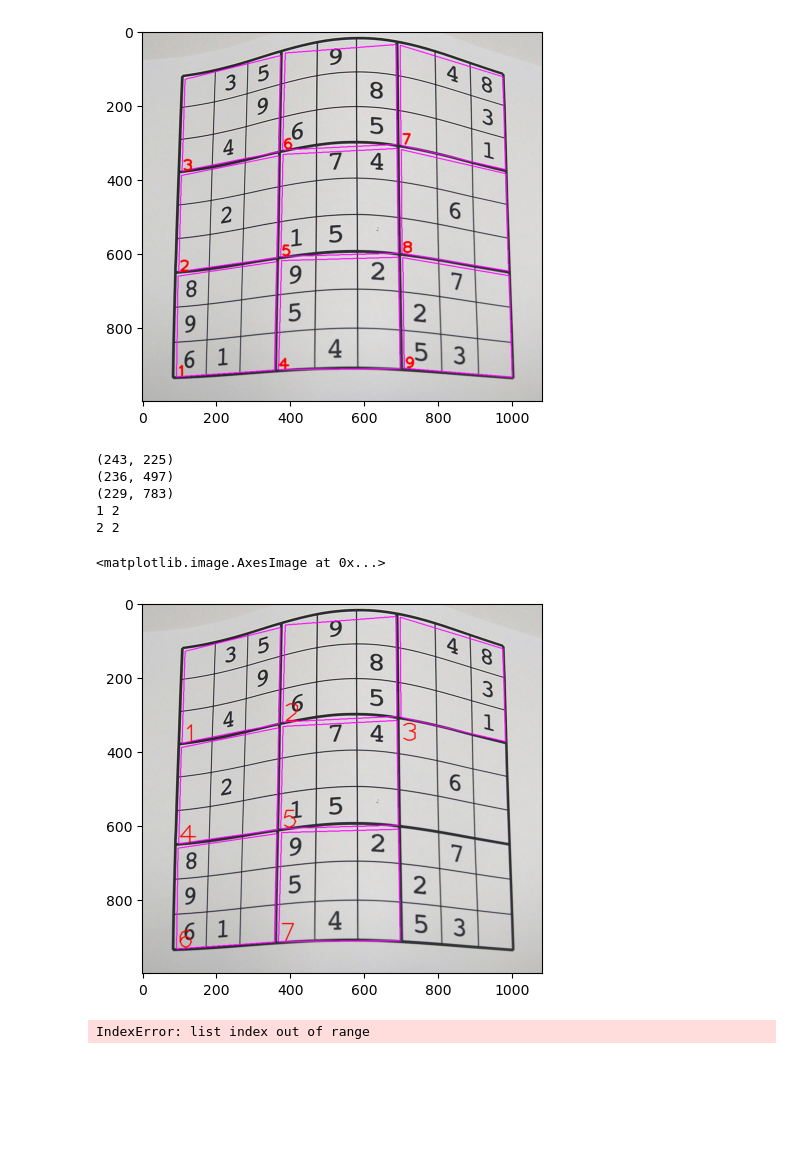
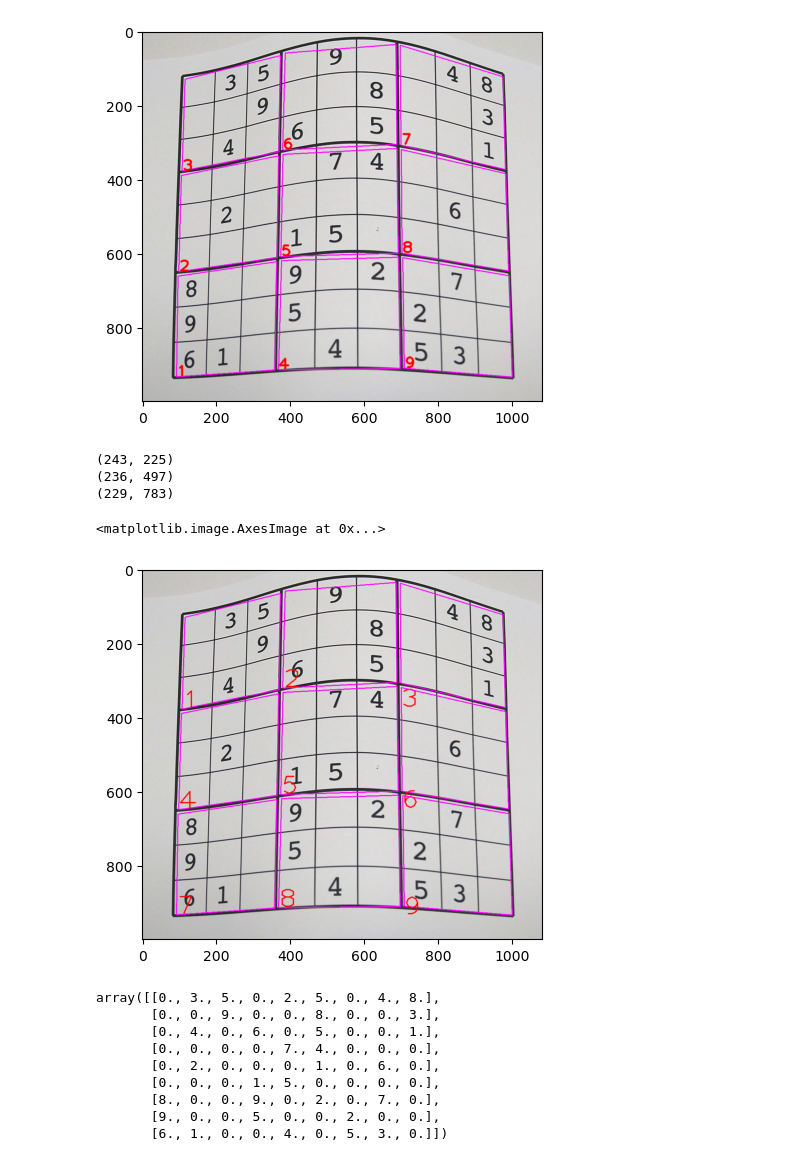
Before and after one commit to hakoshie/sudoku, a Jupyter notebook: recog_l3.ipynb, the cells around one changed output. Drawn from its saved outputs; the diff is of its cells as text; code cells hidden in the pictures; blank space fills up the shorter version.

```diff
--- a/recog_l3.ipynb
+++ b/recog_l3.ipynb
@@ -386,7 +386,7 @@ for i in range(3):
     for cnt in not_visited:
         x,y=cnt
         dist= np.sqrt((x - current_pos[0])**2 + (y - current_pos[1])**2)
-        if dist < min_dist and y > current_pos[1]+5:
+        if dist < min_dist and y > current_pos[1]:
             min_dist = dist
             next_square = cnt
     if next_square is not None:
@@ -402,41 +402,39 @@ for i in range(3):
     left_most = squares[i][0]
     print(left_most)
     current_pos = left_most
-    for j in range(8):
+    for j in range(2):
         min_dist = float('inf')
         next_square = None
         for cnt in not_visited:
             x, y=cnt
             # dist = abs(y - current_pos[1])
             dist= np.sqrt((x - current_pos[0])**2 + (y - current_pos[1])**2)
-            if dist < min_dist and x > current_pos[0]+5:
+            if dist < min_dist and x > current_pos[0]:
                 min_dist = dist
                 next_square = cnt
         if next_square is not None:
             squares[i].append(next_square)
             current_pos = next_square
             not_visited.remove(next_square)
 for i in range(3):
     for j in range(3):
         try:
             cx,cy= squares[i][j]
         except IndexError:
             print(i,j)
             continue
         cnt=cen2contours[(cx,cy)]
         x, y, w, h = cv2.boundingRect(cnt)
         cv2.drawContours(res3, [cnt], -1, (255,0,255), 2)
         count += 1
         cv2.putText(res3, str(count), (x, y+h), cv2.FONT_HERSHEY_PLAIN, 5, (255, 0, 0), 2, cv2.LINE_AA)
 plt.imshow(res3)
 # %% [output]
 (243, 225)
 (236, 497)
 (229, 783)
-1 2
-2 2
 <matplotlib.image.AxesImage at 0x...>
-[figure, old version]
+[figure, new version]
 # %%
 problem=np.zeros((9,9))
 pixel=20
@@ -498,4 +496,12 @@ for i in range(3):
         #     plt.show()
 problem
 # %% [output]
-IndexError: list index out of range
+array([[0., 3., 5., 0., 2., 5., 0., 4., 8.],
+       [0., 0., 9., 0., 0., 8., 0., 0., 3.],
+       [0., 4., 0., 6., 0., 5., 0., 0., 1.],
+       [0., 0., 0., 0., 7., 4., 0., 0., 0.],
+       [0., 2., 0., 0., 0., 1., 0., 6., 0.],
+       [0., 0., 0., 1., 5., 0., 0., 0., 0.],
+       [8., 0., 0., 9., 0., 2., 0., 7., 0.],
+       [9., 0., 0., 5., 0., 0., 2., 0., 0.],
+       [6., 1., 0., 0., 4., 0., 5., 3., 0.]])
```
Also changed, not shown: parts of 1 cell of this notebook, 2 other files.
